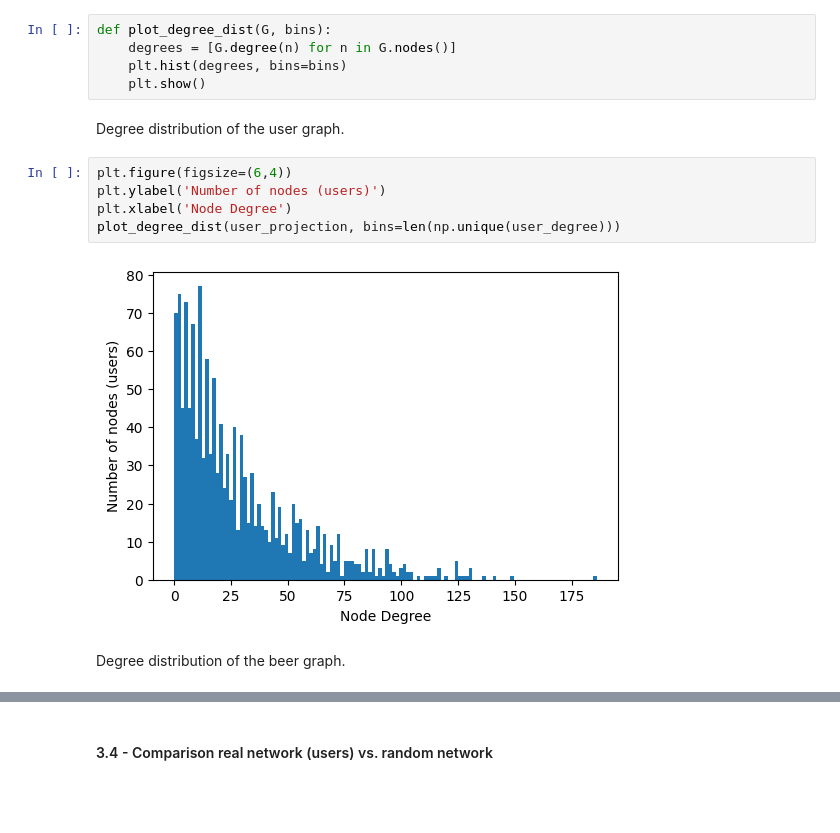
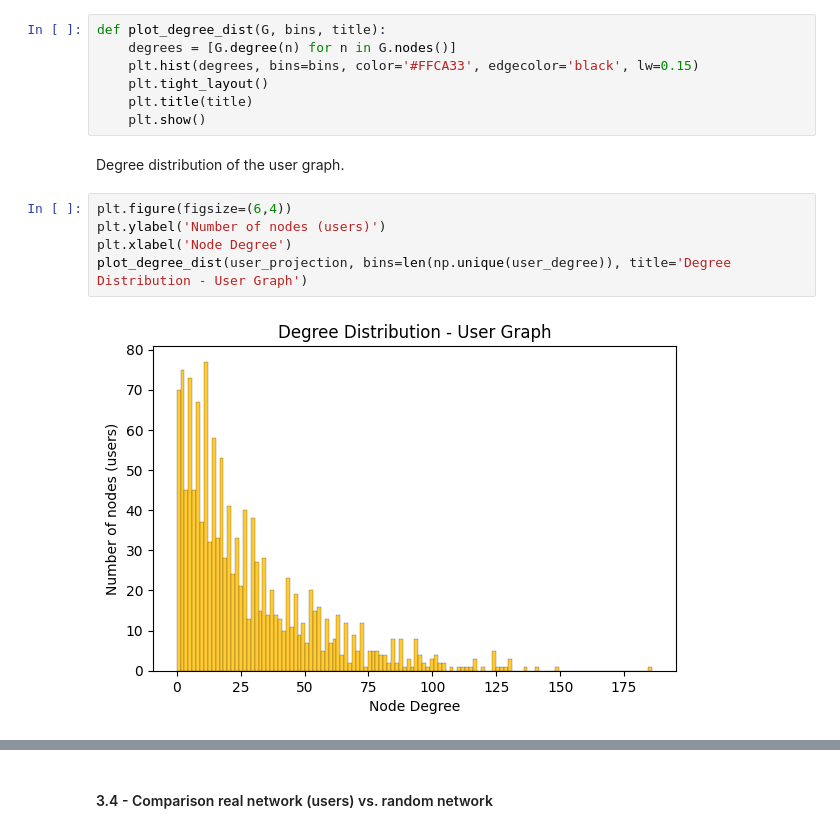
Before and after one commit to giordanovitale/BeerNetwork, a Jupyter notebook: project.ipynb, the cells around one changed output, grey strips where cells are left out. Saved outputs shown, nothing was run; the diff lists cells and outputs as text; blank space fills up the shorter version.

```diff
--- a/project.ipynb
+++ b/project.ipynb
@@ -474,18 +441,18 @@ Std Beer Degree: 32.77587596426908
 # %% [markdown]
 #### 3.3 - Degree Distribution
 # %%
-def plot_degree_dist(G, bins):
+def plot_degree_dist(G, bins, title):
     degrees = [G.degree(n) for n in G.nodes()]
-    plt.hist(degrees, bins=bins)
+    plt.hist(degrees, bins=bins, color='#FFCA33', edgecolor='black', lw=0.15)
+    plt.tight_layout()
+    plt.title(title)
     plt.show()
 # %% [markdown]
 Degree distribution of the user graph.
 # %%
 plt.figure(figsize=(6,4))
 plt.ylabel('Number of nodes (users)')
 plt.xlabel('Node Degree')
-plot_degree_dist(user_projection, bins=len(np.unique(user_degree)))
+plot_degree_dist(user_projection, bins=len(np.unique(user_degree)), title='Degree Distribution - User Graph')
 # %% [output]
-[figure, old version]
+[figure, new version]
-# %% [markdown]
-Degree distribution of the beer graph.
```
Also changed, not shown: parts of 75 cells of this notebook.
